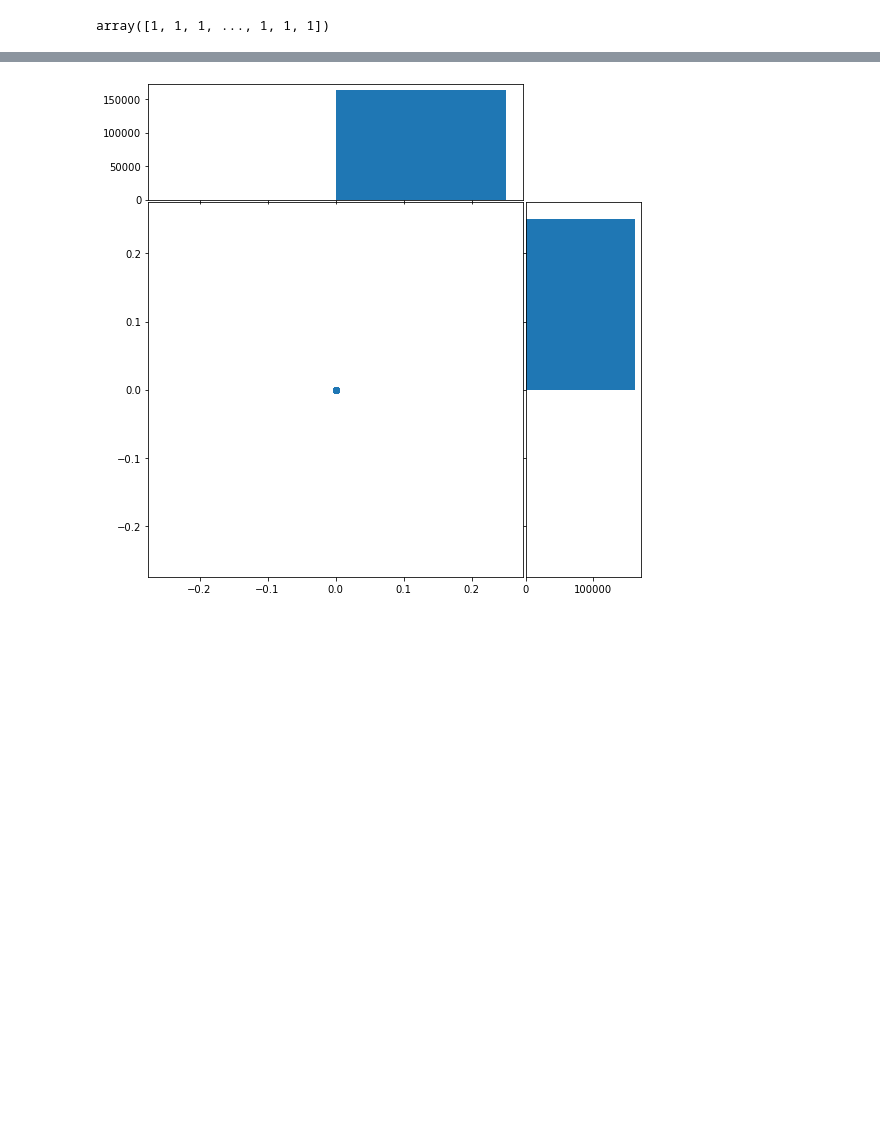
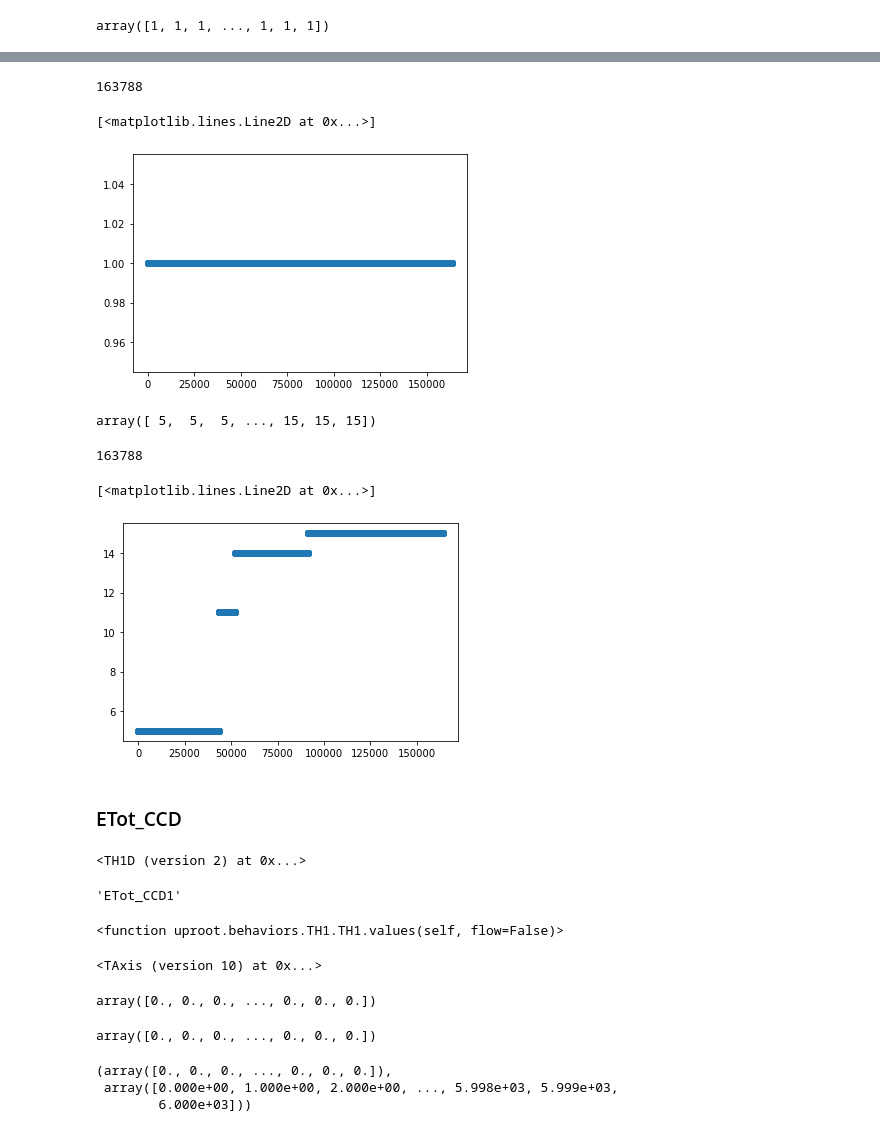
Before and after one commit to starkgines/Tesis, a Jupyter notebook: Research/Data exploration.ipynb, the cells around one changed output, grey strips where cells are left out. Drawn from its saved outputs; the diff is of its cells as text; code cells hidden in the pictures; blank space fills up the shorter version.

```diff
--- a/Research/Data exploration.ipynb
+++ b/Research/Data exploration.ipynb
@@ -64,23 +68,24 @@ plt.show()
-# %%
-left, width = 0.1, 0.65
-bottom, height = 0.1, 0.65
-spacing = 0.005
-
-
-rect_scatter = [left, bottom, width, height]
-rect_histx = [left, bottom + height + spacing, width, 0.2]
-rect_histy = [left + width + spacing, bottom, 0.2, height]
-
-# start with a square Figure
-fig = plt.figure(figsize=(8, 8))
-
-ax = fig.add_axes(rect_scatter)
-ax_histx = fig.add_axes(rect_histx, sharex=ax)
-ax_histy = fig.add_axes(rect_histy, sharey=ax)
-
-# use the previously defined function
-scatter_hist(x, y, ax,ax_histx, ax_histy)
-
-plt.show()
-# %% [output]
-[figure, removed]
+# %%
+len(trackN)
+# %% [output]
+163788
+# %%
+plt.plot(trackN,'o')
+# %% [output]
+[<matplotlib.lines.Line2D at 0x...>]
+[figure, added]
+# %%
+eventNumber
+# %% [output]
+array([ 5,  5,  5, ..., 15, 15, 15])
+# %%
+len(eventNumber)
+# %% [output]
+163788
+# %%
+plt.plot(eventNumber,'o')
+# %% [output]
+[<matplotlib.lines.Line2D at 0x...>]
+[figure, added]
+# %% [markdown]
+### ETot_CCD
@@ -86,0 +94,33 @@ plt.show()
+# %%
+branch2
+# %% [output]
+<TH1D (version 2) at 0x...>
+# %%
+#Retorna el nombre del brach TH1D
+branch2.name
+# %% [output]
+'ETot_CCD1'
+# %%
+branch2.behaviors[0].values
+# %% [output]
+<function uproot.behaviors.TH1.TH1.values(self, flow=False)>
+# %%
+branch2.axis('x')
+# %% [output]
+<TAxis (version 10) at 0x...>
+# %%
+branch2.values(flow=False)
+# %% [output]
+array([0., 0., 0., ..., 0., 0., 0.])
+# %%
+branch2.counts(flow=False)
+# %% [output]
+array([0., 0., 0., ..., 0., 0., 0.])
+# %%
+#Pasa a numpy los valores dentro del THD1
+x=branch2.to_numpy(flow=False, dd=False)
+x
+# %% [output]
+(array([0., 0., 0., ..., 0., 0., 0.]),
+ array([0.000e+00, 1.000e+00, 2.000e+00, ..., 5.998e+03, 5.999e+03,
+        6.000e+03]))
```
Also changed, not shown: parts of 43 cells of this notebook, 6 other files.
